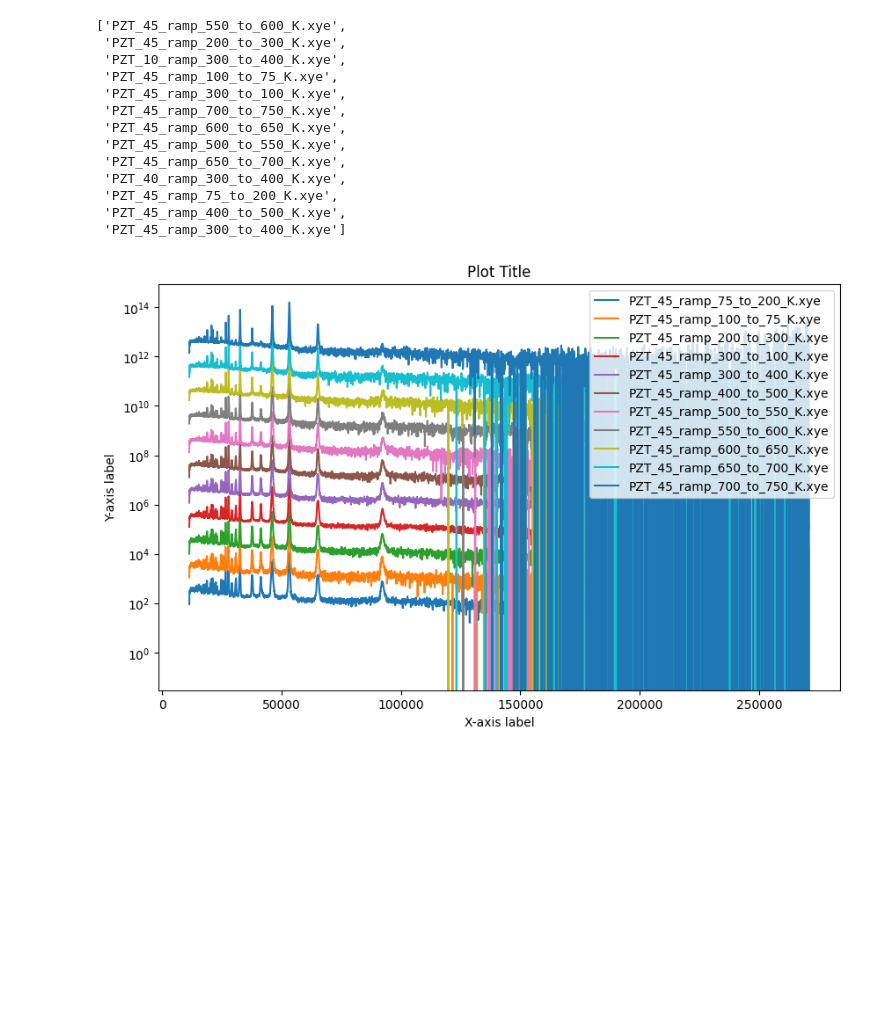
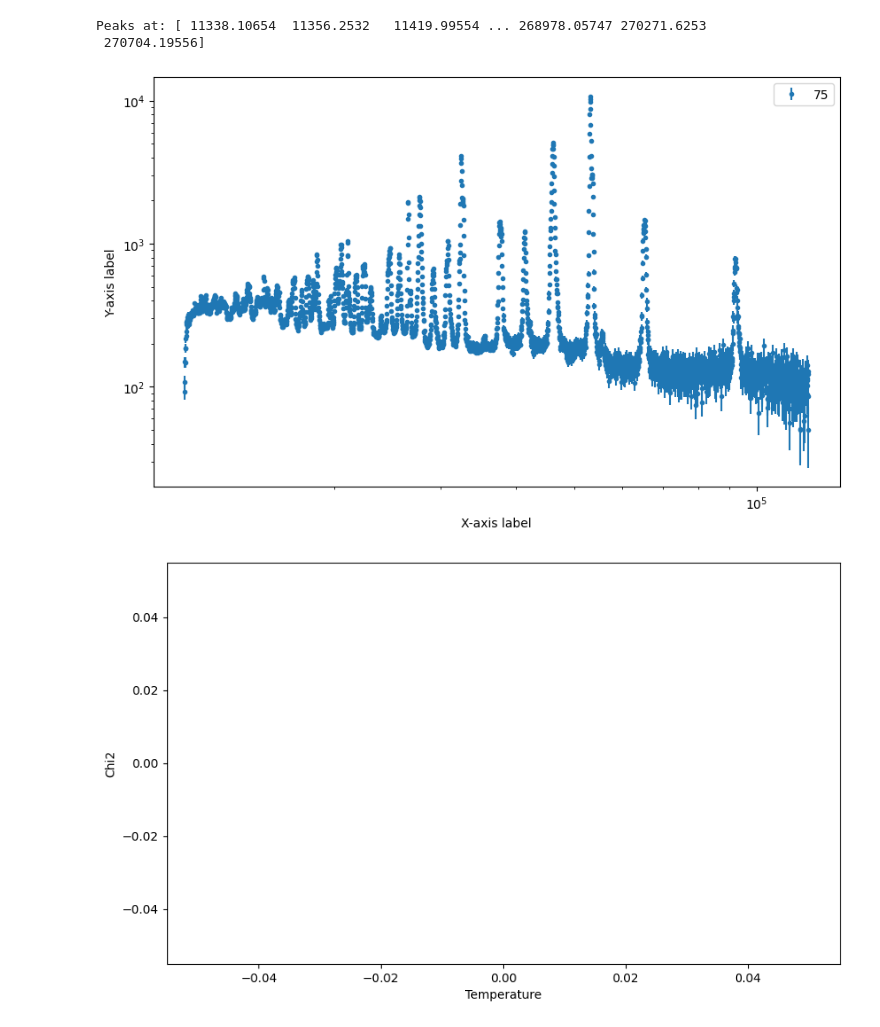
Before and after one commit to mdoucet/illumine, a Jupyter notebook: notebooks/explore-data.ipynb, the cells around one changed output. Drawn from its saved outputs; the diff is of its cells as text; code cells hidden in the pictures; blank space fills up the shorter version.

```diff
--- a/notebooks/explore-data.ipynb
+++ b/notebooks/explore-data.ipynb
@@ -4,41 +6,57 @@ import matplotlib.pyplot as plt
-# %%
-os.listdir('/Users/mathieu/Dropbox/Work/experiments/illumine/PZT45ramp')
-# %% [output]
-['PZT_45_ramp_550_to_600_K.xye',
- 'PZT_45_ramp_200_to_300_K.xye',
- 'PZT_10_ramp_300_to_400_K.xye',
- 'PZT_45_ramp_100_to_75_K.xye',
- 'PZT_45_ramp_300_to_100_K.xye',
- 'PZT_45_ramp_700_to_750_K.xye',
- 'PZT_45_ramp_600_to_650_K.xye',
- 'PZT_45_ramp_500_to_550_K.xye',
- 'PZT_45_ramp_650_to_700_K.xye',
- 'PZT_40_ramp_300_to_400_K.xye',
- 'PZT_45_ramp_75_to_200_K.xye',
- 'PZT_45_ramp_400_to_500_K.xye',
- 'PZT_45_ramp_300_to_400_K.xye']
 # %%
 import numpy as np
+from scipy.signal import find_peaks
 
 # Assuming the files are text files and you want to read them into numpy arrays
 file_list = os.listdir('/Users/mathieu/Dropbox/Work/experiments/illumine/PZT45ramp')
 file_list.sort(key=lambda x: int(x.split('_')[3]))
 
 plt.figure(figsize=(10, 6))
 scale = 1
+temp_list = []
+chi2_list = []
 
-for i, file in enumerate(file_list):
+for i, file in enumerate(file_list[:1]):
     if file.startswith('PZT_45'):
-        data = np.loadtxt(os.path.join('/Users/mathieu/Dropbox/Work/experiments/illumine/PZT45ramp', file), comments="'")
+        temp = file.split('_')[3]
+        tof, counts, err = np.loadtxt(os.path.join('/Users/mathieu/Dropbox/Work/experiments/illumine/PZT45ramp', file), comments="'").T
+        # Identify peaks in the counts data
+        peaks, _ = find_peaks(counts, height=0)
+        print(f"Peaks at: {tof[peaks]}")
+        if i == 0:
+            tof0 = tof
+            counts0 = counts
+            err0 = err
+        else:
+            non_nan_indices = ~np.isnan(counts)
+            non_nan_indices &= ~np.isnan(counts0)
+            non_nan_indices &= ~np.isnan(err)
+            non_nan_indices &= ~np.isnan(err0)
+            non_nan_indices &= err > 0
+            non_nan_indices &= err0 > 0
+            chi2 = np.mean((counts[non_nan_indices]-counts0[non_nan_indices])**2 / err[non_nan_indices]**2)
+            temp_list.append(temp)
+            chi2_list.append(chi2)
+            print(temp, chi2)
+        nmax = len(tof) - 1000
         scale *= 10
-        plt.plot(data[:, 0], scale*data[:, 1], label=file)
-
+        #plt.plot(tof[:nmax], counts[:nmax], label=file)
+        plt.errorbar(tof[:nmax], scale*counts[:nmax], yerr=scale*err[:nmax], fmt='.', label=temp)
 
 plt.xlabel('X-axis label')
 plt.ylabel('Y-axis label')
-plt.title('Plot Title')
+plt.xscale('log')
 plt.yscale('log')
 plt.legend()
 plt.show()
+
+plt.figure(figsize=(10, 6))
+plt.plot(temp_list, chi2_list)
+plt.xlabel('Temperature')
+plt.ylabel('Chi2')
+plt.show()
 # %% [output]
+Peaks at: [ 11338.10654  11356.2532   11419.99554 ... 268978.05747 270271.6253
+ 270704.19556]
-[figure, old version]
+[figure, new version]
+[figure, added]
```
Also changed, not shown: parts of 2 cells of this notebook.
